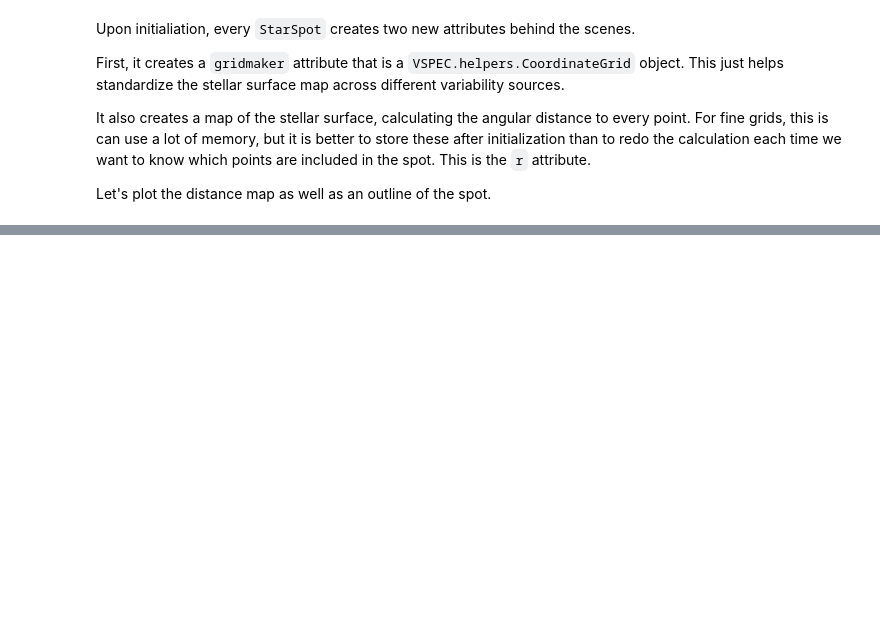
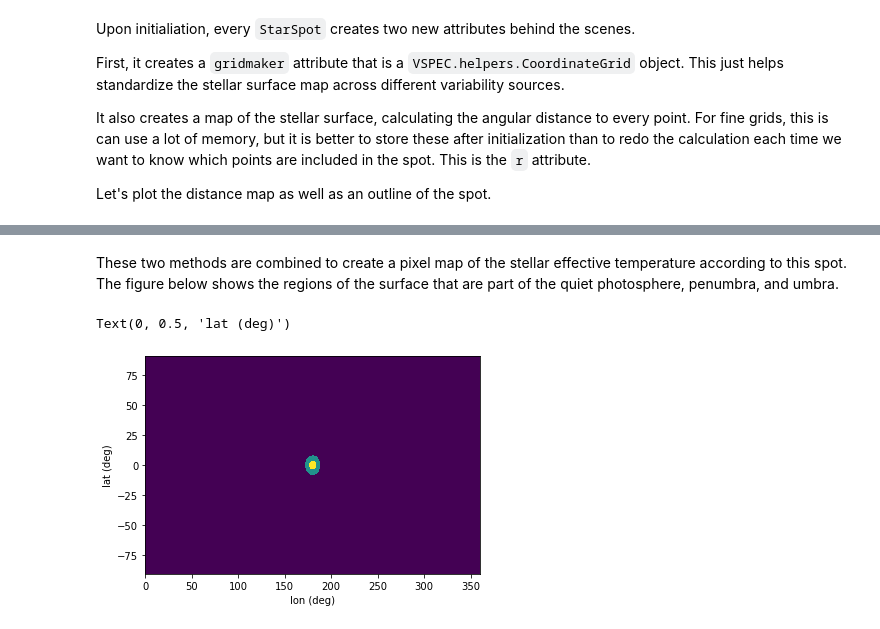
Before and after one commit to VSPEC-collab/VSPEC, a Jupyter notebook: docs/tutorials/spots/spots.ipynb, the cells around one changed output, grey strips where cells are left out. Saved outputs shown, nothing was run; the diff lists cells and outputs as text; code cells hidden in the pictures; blank space fills up the shorter version.

Commit message:
add pixmap

```diff
--- a/docs/tutorials/spots/spots.ipynb
+++ b/docs/tutorials/spots/spots.ipynb
@@ -54,0 +55,14 @@ Text(0, 0.5, 'lat (deg)')
+# %% [markdown]
+These two methods are combined to create a pixel map of the stellar effective temperature according to this spot. The figure below shows the regions of the surface that are part of the quiet photosphere, penumbra, and umbra.
+# %%
+r_star = 0.14*u.R_sun
+pixmaps = spot.map_pixels(r_star)
+umbra = pixmaps[spot.Teff_umbra].astype('int')
+penumbra = pixmaps[spot.Teff_penumbra].astype('int')
+lat,lon = spot.gridmaker.oned()
+plt.pcolormesh(lon.value,lat.value,(umbra+penumbra).T)
+plt.xlabel('lon (deg)')
+plt.ylabel('lat (deg)')
+# %% [output]
+Text(0, 0.5, 'lat (deg)')
+[figure, added]
```
Also changed, not shown: parts of 1 cell of this notebook.
